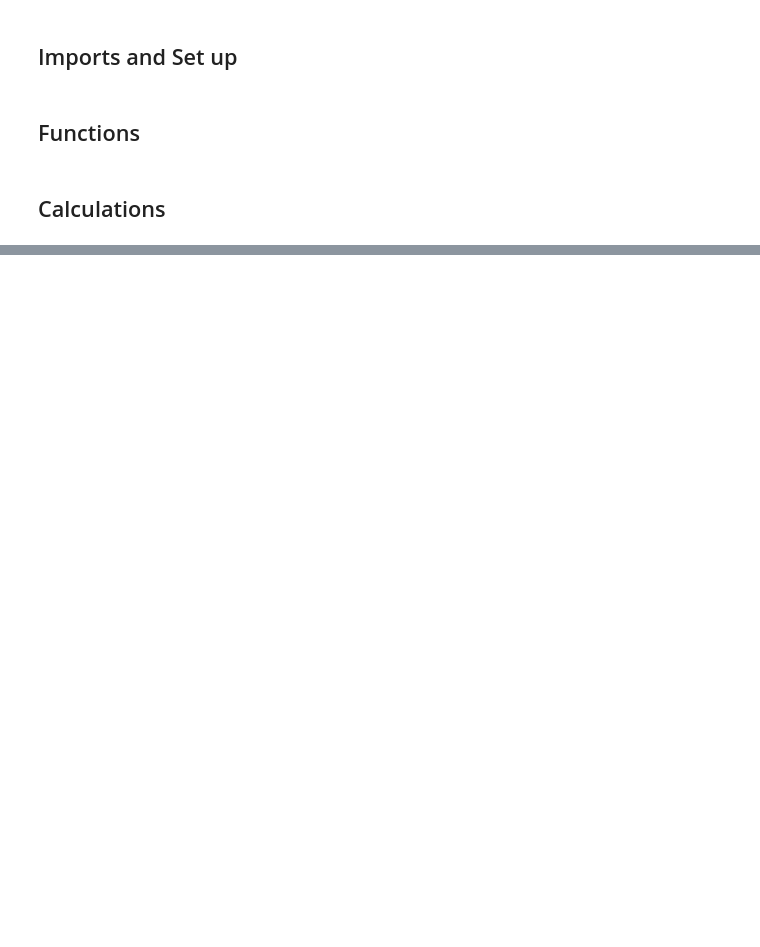
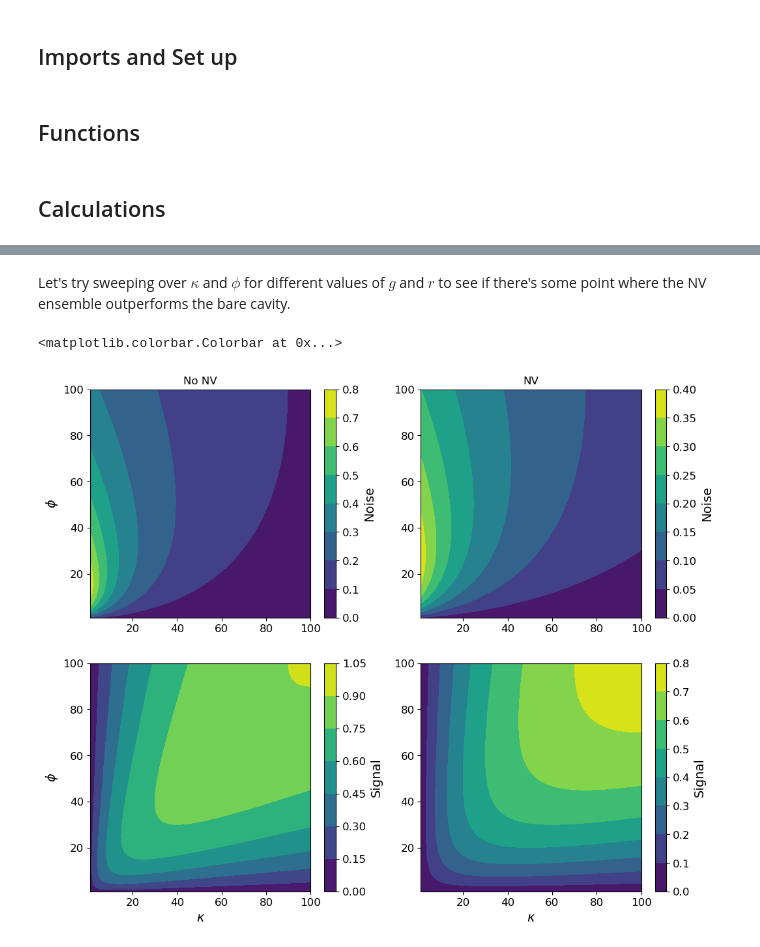
Before and after one commit to jleamer/mode_cooling, a Jupyter notebook: attenuation_calcs.ipynb, the cells around one changed output, grey strips where cells are left out. Saved outputs shown, nothing was run; the diff lists cells and outputs as text; code cells hidden in the pictures; blank space fills up the shorter version.

Commit message:
Added a calculation of the change in SNR with respect to the attenuation factor of the noise for low cooling.  Seems promising as a point of comparison for applications

```diff
--- a/attenuation_calcs.ipynb
+++ b/attenuation_calcs.ipynb
@@ -141,8 +141,8 @@ def get_photons_e(ω_bounds, κ, γ, ϕ, g, r, na, ne, nb, nc, β, Sϕ):
     num += np.abs(((ϕ - κ - γ) / 2 + 1j * ω_bounds) * (r / 2 - 1j * ω_bounds) - g ** 2) ** 2 * ne
     den = np.abs(((κ + γ + ϕ) / 2 - 1j * ω_bounds) * (r / 2 - 1j * ω_bounds) + g ** 2) ** 2
 
-    noise_term = integrate.simpson(num / den, x=ω_bounds)
-    noise_term += integrate.simpson((r ** 2 / 4 + ω_bounds ** 2) * ϕ * κ / den * Sϕ, x=ω_bounds)
+    noise_term = integrate.simpson(num / den, x=ω_bounds, axis=0)
+    noise_term += integrate.simpson((r ** 2 / 4 + ω_bounds ** 2) * ϕ * κ / den * Sϕ, x=ω_bounds, axis=0)
 
     return noise_term, β_term, noise_term + β_term
 # %%
@@ -180,3 +180,10 @@ Sϕ = nT * np.ones(ω_bounds.shape[0])
 # Calculate the output signal and noise in terms of photons for the two cases - we're setting na, ne = 0 here
 output_noise_no_NV, output_signal_no_NV, temp = get_photons_e_no_NV(ω_bounds, κ, γ, ϕ, 0, 0, nT, β, 0)
 output_noise, output_signal, temp = get_photons_e(ω_bounds, κ, γ, ϕ, g, r, 0, 0, nT, nc, β, 0)
+# %%
+# Print the expected noise over the same bandwidth
+expected_noise = 2 * ω_bounds[-1] * nT
+print("Expected noise: ", expected_noise)
+
+input_signal = np.abs(β) ** 2
+print("Input signal: ", input_signal)
@@ -219,0 +242,37 @@ plt.legend()
+# %% [markdown]
+Let's try sweeping over $\kappa$ and $\phi$ for different values of $g$ and $r$ to see if there's some point where the NV ensemble outperforms the bare cavity.
+# %%
+# Define g and r
+g = γ
+r = 2 * g
+
+# Define sweeping parameters
+κ = np.linspace(1, 100, 100)
+ϕ = np.linspace(1, 100, 100)
+κm, ωm, ϕm = np.meshgrid(κ, ω_bounds, ϕ)
+# %%
+noise_no_nv, signal_no_nv, temp = get_photons_e_no_NV(ωm, κm, γ, ϕm, 0, 0, nT, β, 0)
+noise, signal, temp = get_photons_e(ωm, κm, γ, ϕm, g, r, 0, 0, nT, nc, β, 0)
+# %%
+fig = plt.figure(1, figsize=(12, 10))
+ax = fig.subplots(2, 2)
+im00 = ax[0][0].contourf(κm[0], ϕm[0], noise_no_nv / expected_noise)
+ax[0][0].set_ylabel("$\\phi$")
+ax[0][0].set_title("No NV")
+fig.colorbar(im00, label='Noise')
+
+im01 = ax[0][1].contourf(κm[0], ϕm[0], noise / expected_noise)
+ax[0][1].set_title("NV")
+fig.colorbar(im01, label='Noise')
+
+im10 = ax[1][0].contourf(κm[0], ϕm[0], signal_no_nv[0] / input_signal)
+ax[1][0].set_ylabel("$\\phi$")
+ax[1][0].set_xlabel("$\\kappa$")
+fig.colorbar(im10, label='Signal')
+
+im11 = ax[1][1].contourf(κm[0], ϕm[0], signal[0] / input_signal)
+ax[1][1].set_xlabel("$\\kappa$")
+fig.colorbar(im11, label='Signal')
+# %% [output]
+<matplotlib.colorbar.Colorbar at 0x...>
+[figure, added]
```
Also changed, not shown: parts of 28 cells of this notebook.
